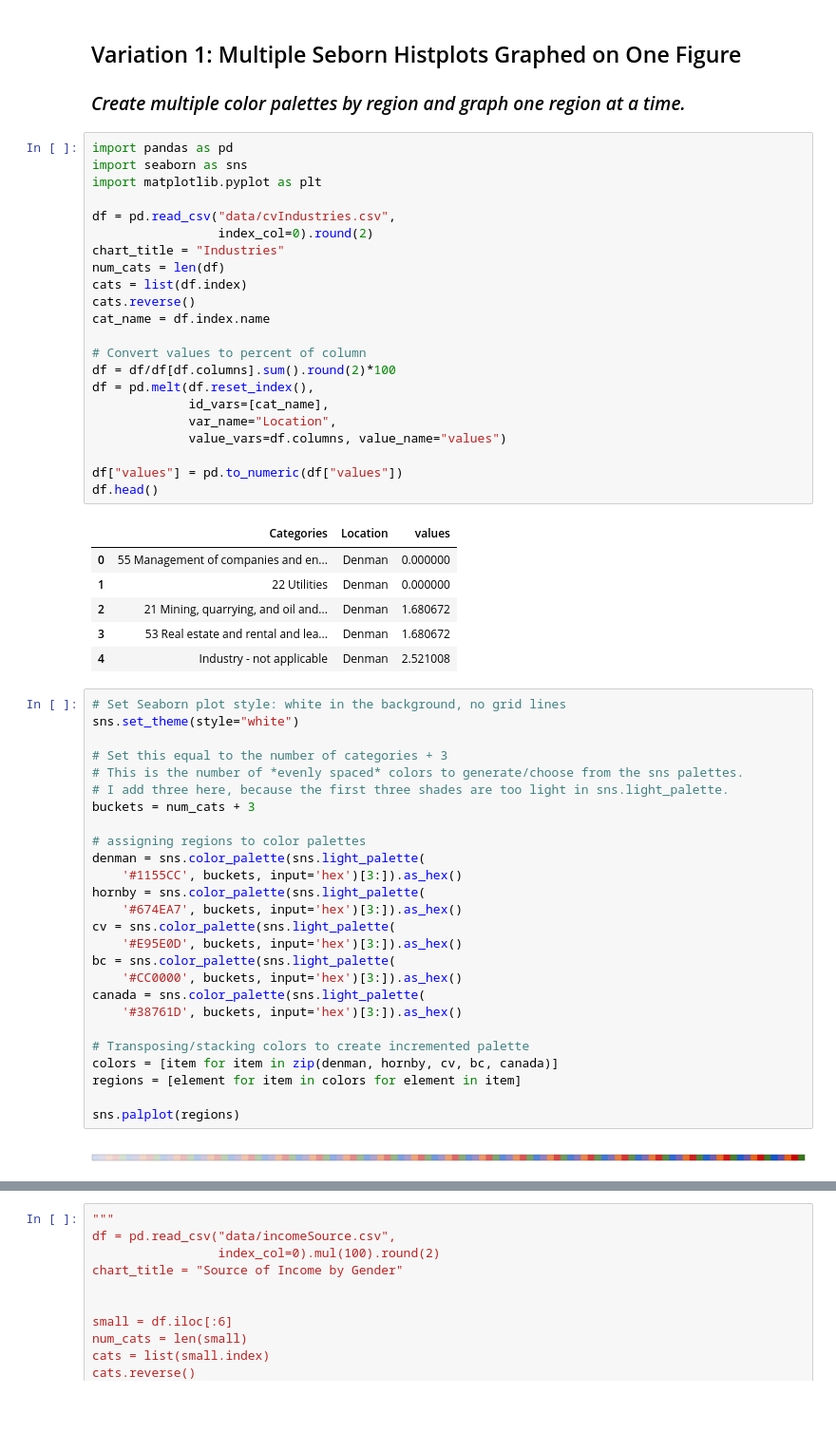
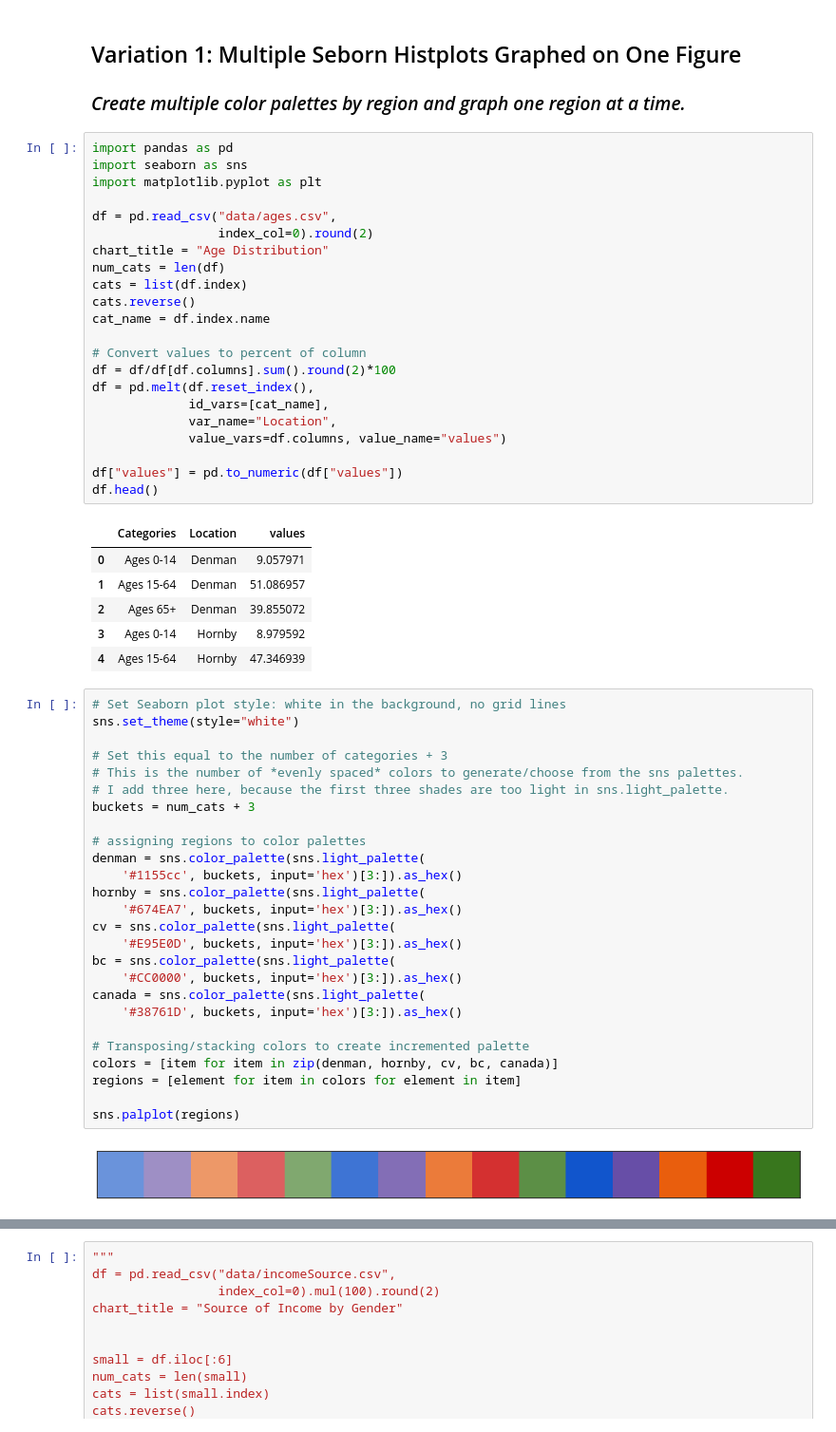
Before and after one commit to gelbelle/Graphing, a Jupyter notebook: stacked_charts.ipynb, the cells around one changed output, grey strips where cells are left out. Shown at 95% size. Drawn from its saved outputs; the diff is of its cells as text; blank space fills up the shorter version.

Commit message:
Updated chart

```diff
--- a/stacked_charts.ipynb
+++ b/stacked_charts.ipynb
@@ -7,9 +7,9 @@ import pandas as pd
 import seaborn as sns
 import matplotlib.pyplot as plt
 
-df = pd.read_csv("data/cvIndustries.csv",
+df = pd.read_csv("data/ages.csv",
                  index_col=0).round(2)
-chart_title = "Industries"
+chart_title = "Age Distribution"
 num_cats = len(df)
 cats = list(df.index)
 cats.reverse()
@@ -26,39 +26,39 @@ df["values"] = pd.to_numeric(df["values"])
 df.head()
 # %% [output]
 |  | Categories | Location | values |
-| 0 | 55 Management of companies and en... | Denman | 0.000000 |
-| 1 | 22 Utilities | Denman | 0.000000 |
-| 2 | 21 Mining, quarrying, and oil and... | Denman | 1.680672 |
-| 3 | 53 Real estate and rental and lea... | Denman | 1.680672 |
-| 4 | Industry - not applicable | Denman | 2.521008 |
+| 0 | Ages 0-14 | Denman | 9.057971 |
+| 1 | Ages 15-64 | Denman | 51.086957 |
+| 2 | Ages 65+ | Denman | 39.855072 |
+| 3 | Ages 0-14 | Hornby | 8.979592 |
+| 4 | Ages 15-64 | Hornby | 47.346939 |
 # %%
 # Set Seaborn plot style: white in the background, no grid lines
 sns.set_theme(style="white")
 
 # Set this equal to the number of categories + 3
 # This is the number of *evenly spaced* colors to generate/choose from the sns palettes.
 # I add three here, because the first three shades are too light in sns.light_palette.
 buckets = num_cats + 3
 
 # assigning regions to color palettes
 denman = sns.color_palette(sns.light_palette(
-    '#1155CC', buckets, input='hex')[3:]).as_hex()
+    '#1155cc', buckets, input='hex')[3:]).as_hex()
 hornby = sns.color_palette(sns.light_palette(
     '#674EA7', buckets, input='hex')[3:]).as_hex()
 cv = sns.color_palette(sns.light_palette(
     '#E95E0D', buckets, input='hex')[3:]).as_hex()
 bc = sns.color_palette(sns.light_palette(
     '#CC0000', buckets, input='hex')[3:]).as_hex()
 canada = sns.color_palette(sns.light_palette(
     '#38761D', buckets, input='hex')[3:]).as_hex()
 
 # Transposing/stacking colors to create incremented palette
 colors = [item for item in zip(denman, hornby, cv, bc, canada)]
 regions = [element for item in colors for element in item]
 
 sns.palplot(regions)
 # %% [output]
-[figure, old version]
+[figure, new version]
 # %%
 
 # Setting figure and axis with subplots
```
Also changed, not shown: parts of 1 cell of this notebook.
